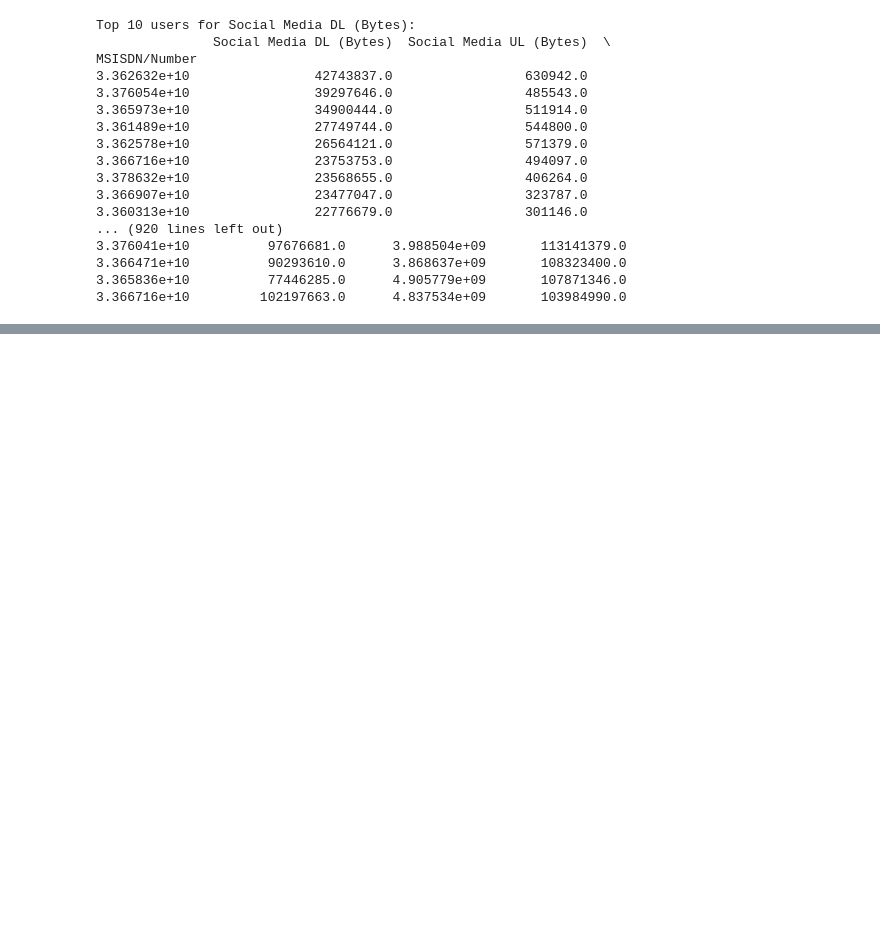
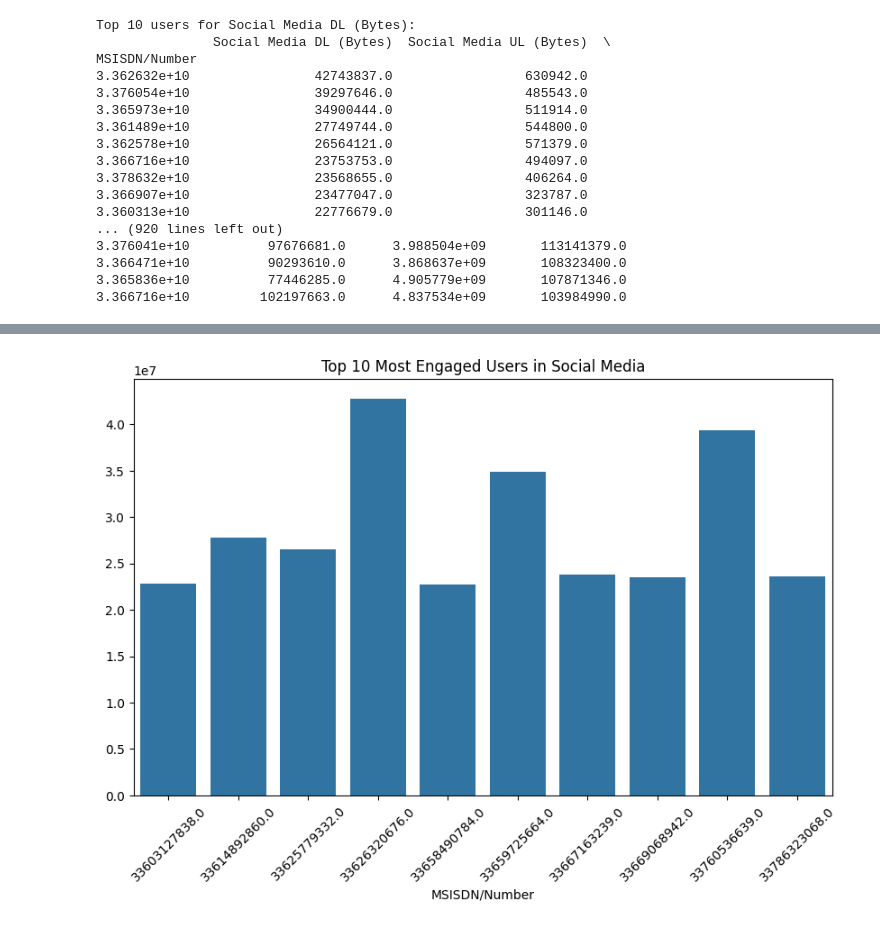
Before and after one commit to fro-su/telecom_analysis, a Jupyter notebook: notebooks/user_engagement_analysis.ipynb, the cells around one changed output, grey strips where cells are left out. Drawn from its saved outputs; the diff is of its cells as text; code cells hidden in the pictures; blank space fills up the shorter version.

```diff
--- a/notebooks/user_engagement_analysis.ipynb
+++ b/notebooks/user_engagement_analysis.ipynb
@@ -269,3 +269,12 @@ MSISDN/Number
 3.366471e+10          90293610.0      3.868637e+09       108323400.0
 3.365836e+10          77446285.0      4.905779e+09       107871346.0
 3.366716e+10         102197663.0      4.837534e+09       103984990.0
+# %%
+application_engagement = df.groupby('MSISDN/Number').agg(
+    social_media_data=('Social Media DL (Bytes)', 'sum'),
+    google_data=('Google DL (Bytes)', 'sum'),
+    youtube_data=('Youtube DL (Bytes)', 'sum')
+)
+top_10_social_media = application_engagement.nlargest(10, 'social_media_data')
+top_10_google = application_engagement.nlargest(10, 'google_data')
+top_10_youtube = application_engagement.nlargest(10, 'youtube_data')
@@ -271,0 +303,8 @@ MSISDN/Number
+# %%
+plt.figure(figsize=(10, 6))
+sns.barplot(x=top_10_social_media['social_media_data'].index, y=top_10_social_media['social_media_data'].values)
+plt.title('Top 10 Most Engaged Users in Social Media')
+plt.xticks(rotation=45)
+plt.show()
+# %% [output]
+[figure, added]
```
Also changed, not shown: parts of 2 cells of this notebook.
